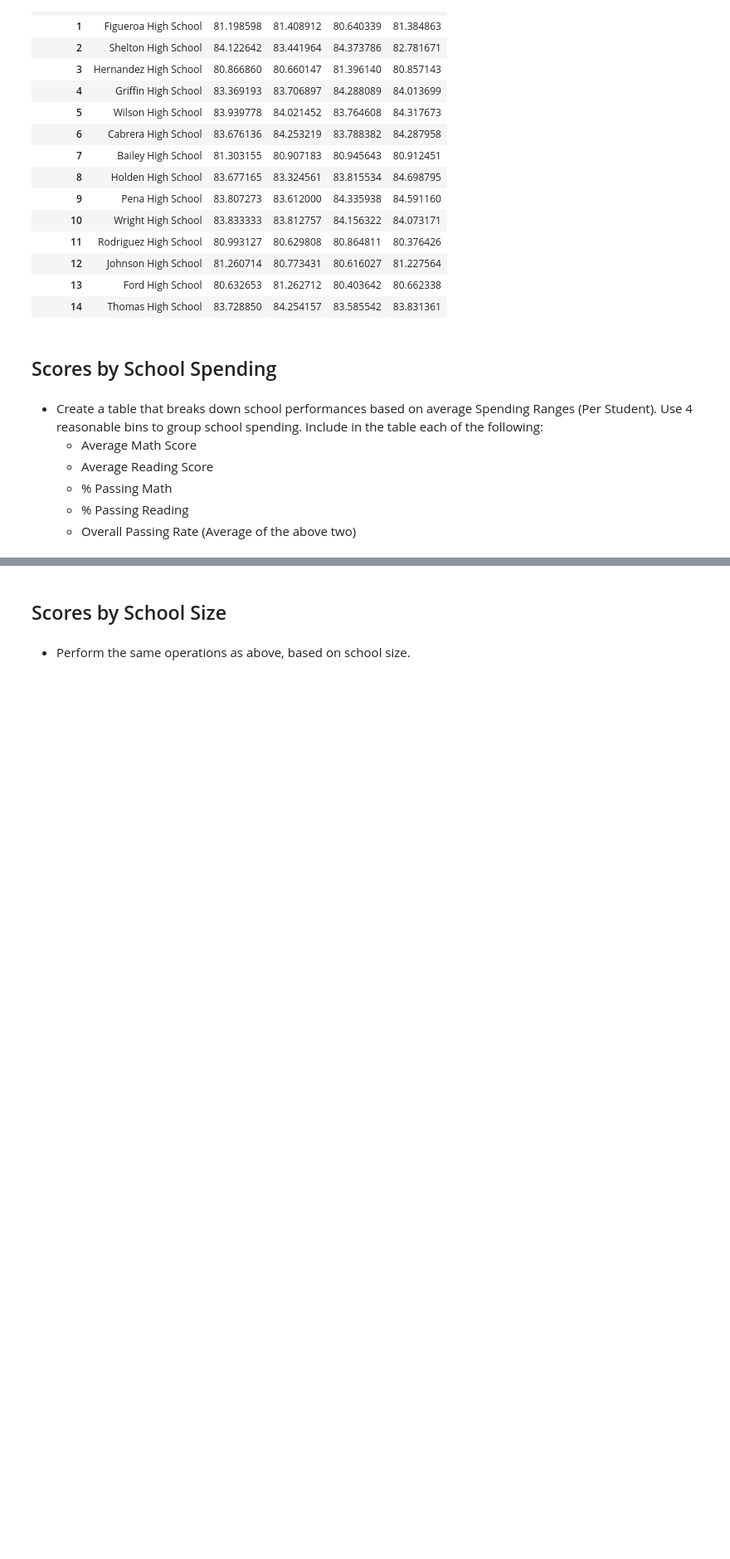
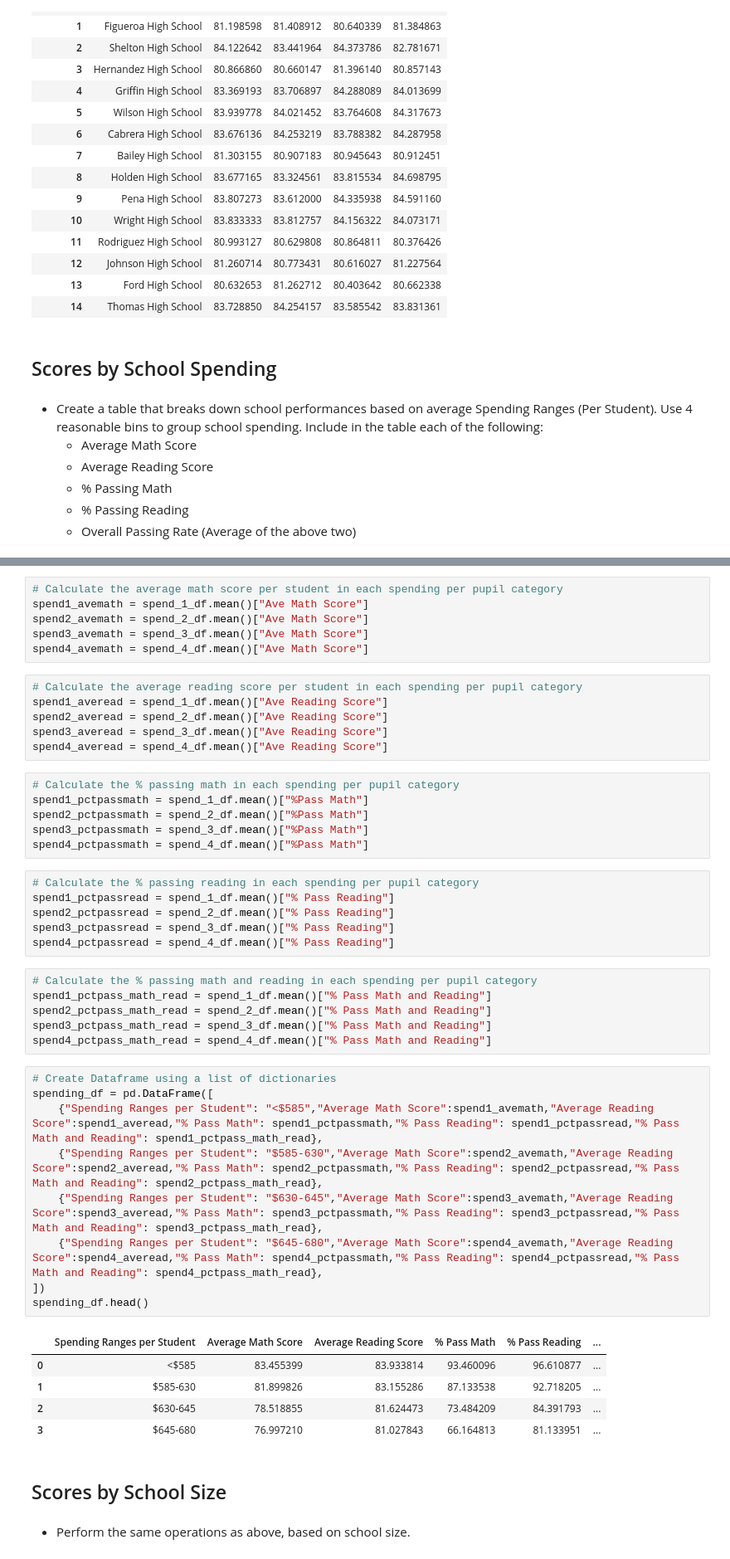
Before and after one commit to kmoravec14/pandas-challenge, a Jupyter notebook: PyCitySchools/PyCitySchools_KEM.ipynb, the cells around one changed output, grey strips where cells are left out. Shown at 83% size. Cells and saved outputs as stored; diff of their text form; blank space fills up the shorter version.

Commit message:
Completed through Scores by School Spending

```diff
--- a/PyCitySchools/PyCitySchools_KEM.ipynb
+++ b/PyCitySchools/PyCitySchools_KEM.ipynb
@@ -344,6 +355,51 @@ spend_1_df = summary_df[(summary_df["Budget per Student"]<585)]
 spend_2_df = summary_df[(summary_df["Budget per Student"]>=585) & (summary_df["Budget per Student"]<630)]
 spend_3_df = summary_df[(summary_df["Budget per Student"]>=630) & (summary_df["Budget per Student"]<645)]
 spend_4_df = summary_df[(summary_df["Budget per Student"]>=645) & (summary_df["Budget per Student"]<680)]
+# %%
+# Calculate the average math score per student in each spending per pupil category
+spend1_avemath = spend_1_df.mean()["Ave Math Score"]
+spend2_avemath = spend_2_df.mean()["Ave Math Score"]
+spend3_avemath = spend_3_df.mean()["Ave Math Score"]
+spend4_avemath = spend_4_df.mean()["Ave Math Score"]
+# %%
+# Calculate the average reading score per student in each spending per pupil category
+spend1_averead = spend_1_df.mean()["Ave Reading Score"]
+spend2_averead = spend_2_df.mean()["Ave Reading Score"]
+spend3_averead = spend_3_df.mean()["Ave Reading Score"]
+spend4_averead = spend_4_df.mean()["Ave Reading Score"]
+# %%
+# Calculate the % passing math in each spending per pupil category
+spend1_pctpassmath = spend_1_df.mean()["%Pass Math"]
+spend2_pctpassmath = spend_2_df.mean()["%Pass Math"]
+spend3_pctpassmath = spend_3_df.mean()["%Pass Math"]
+spend4_pctpassmath = spend_4_df.mean()["%Pass Math"]
+# %%
+# Calculate the % passing reading in each spending per pupil category
+spend1_pctpassread = spend_1_df.mean()["% Pass Reading"]
+spend2_pctpassread = spend_2_df.mean()["% Pass Reading"]
+spend3_pctpassread = spend_3_df.mean()["% Pass Reading"]
+spend4_pctpassread = spend_4_df.mean()["% Pass Reading"]
+# %%
+# Calculate the % passing math and reading in each spending per pupil category
+spend1_pctpass_math_read = spend_1_df.mean()["% Pass Math and Reading"]
+spend2_pctpass_math_read = spend_2_df.mean()["% Pass Math and Reading"]
+spend3_pctpass_math_read = spend_3_df.mean()["% Pass Math and Reading"]
+spend4_pctpass_math_read = spend_4_df.mean()["% Pass Math and Reading"]
+# %%
+# Create Dataframe using a list of dictionaries
+spending_df = pd.DataFrame([
+    {"Spending Ranges per Student": "<$585","Average Math Score":spend1_avemath,"Average Reading Score":spend1_averead,"% Pass Math": spend1_pctpassmath,"% Pass Reading": spend1_pctpassread,"% Pass Math and Reading": spend1_pctpass_math_read},
+    {"Spending Ranges per Student": "$585-630","Average Math Score":spend2_avemath,"Average Reading Score":spend2_averead,"% Pass Math": spend2_pctpassmath,"% Pass Reading": spend2_pctpassread,"% Pass Math and Reading": spend2_pctpass_math_read},
+    {"Spending Ranges per Student": "$630-645","Average Math Score":spend3_avemath,"Average Reading Score":spend3_averead,"% Pass Math": spend3_pctpassmath,"% Pass Reading": spend3_pctpassread,"% Pass Math and Reading": spend3_pctpass_math_read},
+    {"Spending Ranges per Student": "$645-680","Average Math Score":spend4_avemath,"Average Reading Score":spend4_averead,"% Pass Math": spend4_pctpassmath,"% Pass Reading": spend4_pctpassread,"% Pass Math and Reading": spend4_pctpass_math_read},
+])
+spending_df.head()
+# %% [output]
+|  | Spending Ranges per Student | Average Math Score | Average Reading Score | % Pass Math | % Pass Reading | ... |
+| 0 | <$585 | 83.455399 | 83.933814 | 93.460096 | 96.610877 | ... |
+| 1 | $585-630 | 81.899826 | 83.155286 | 87.133538 | 92.718205 | ... |
+| 2 | $630-645 | 78.518855 | 81.624473 | 73.484209 | 84.391793 | ... |
+| 3 | $645-680 | 76.997210 | 81.027843 | 66.164813 | 81.133951 | ... |
 # %% [markdown]
 ## Scores by School Size
 # %% [markdown]
```
Also changed, not shown: parts of 3 cells of this notebook.
